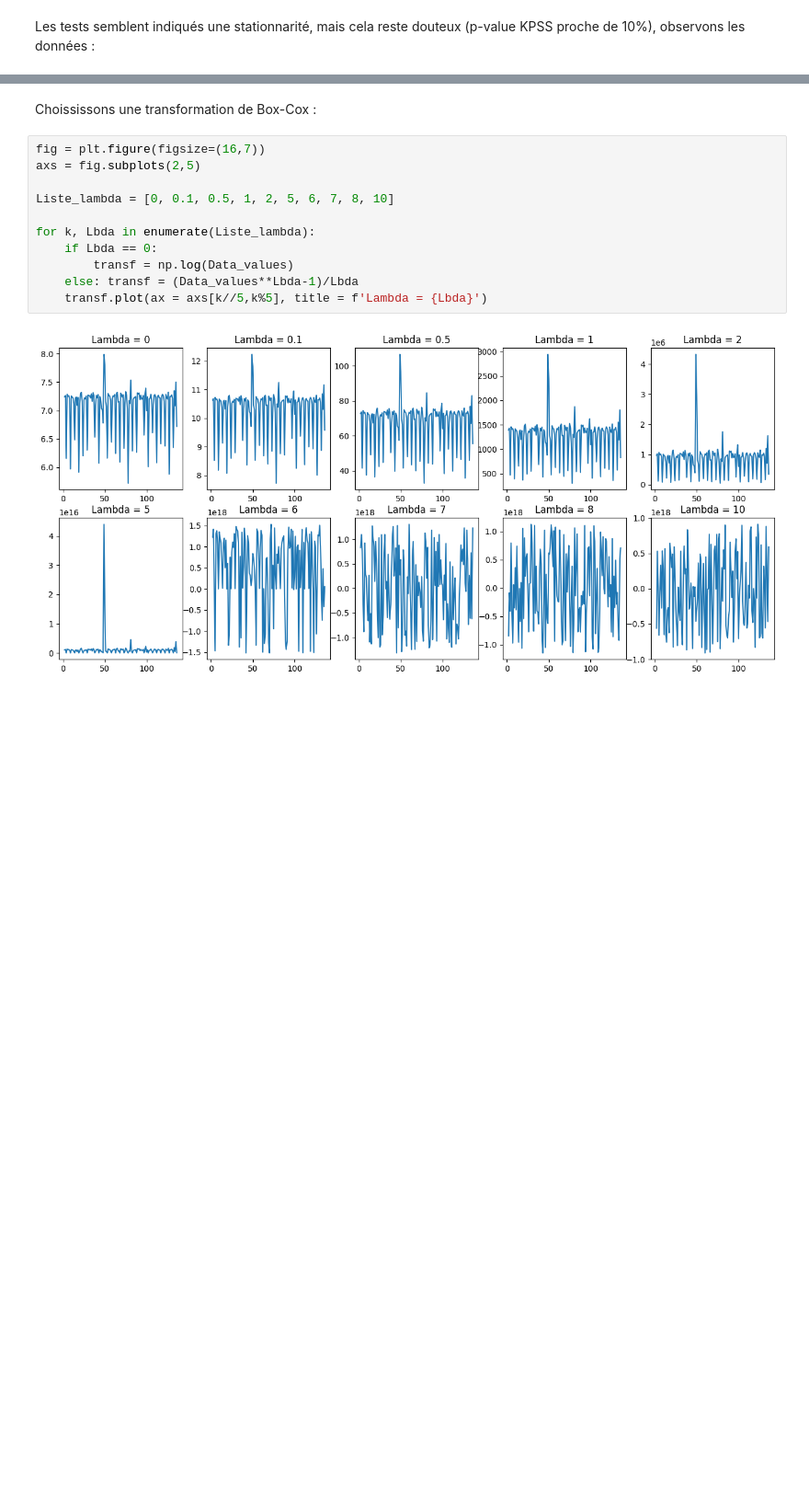
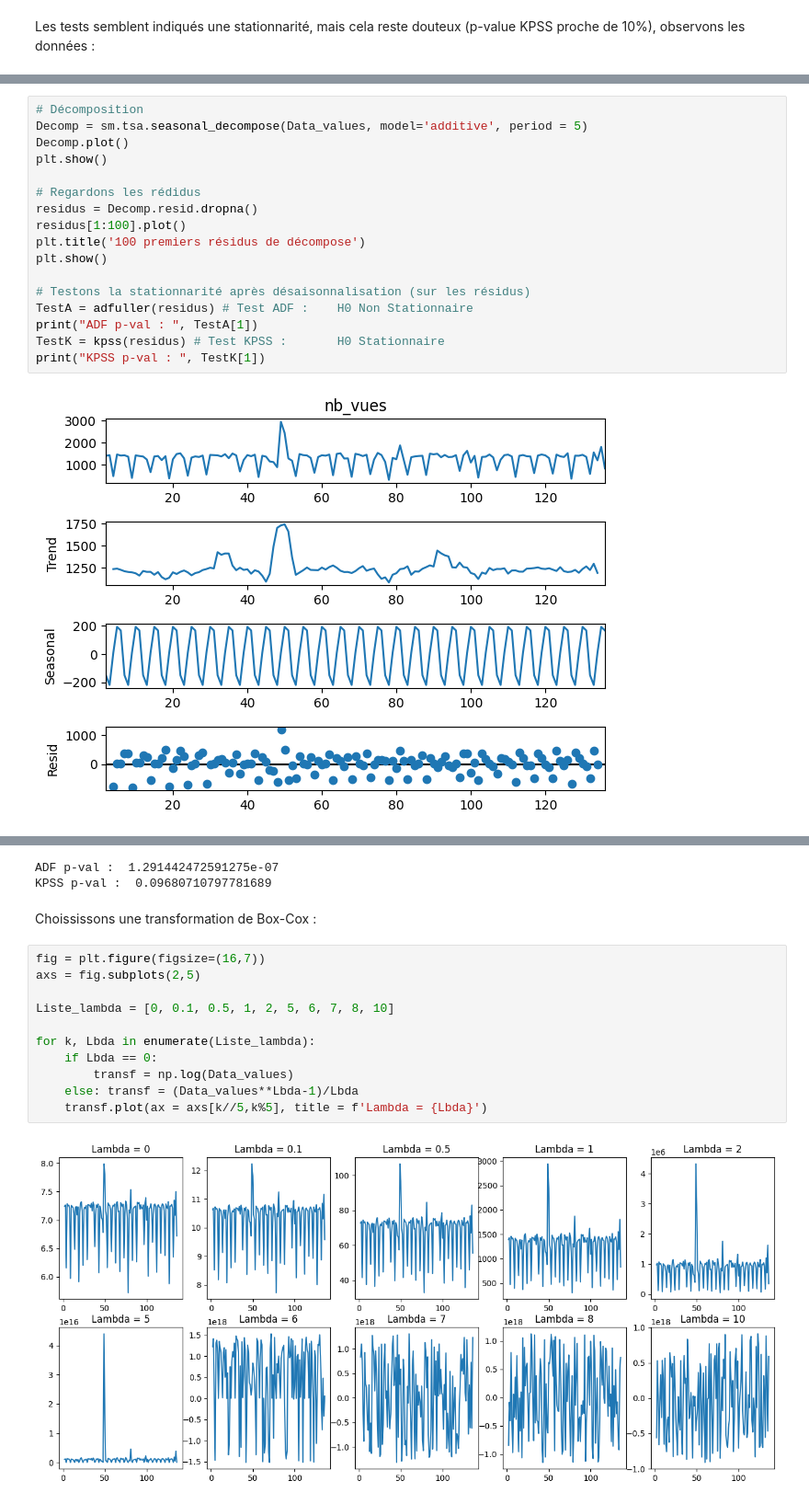
Before and after one commit to kjousselin/M2_serie_chrono, a Jupyter notebook: traitement.ipynb, the cells around one changed output, grey strips where cells are left out. Shown at 92% size. Saved outputs shown, nothing was run; the diff lists cells and outputs as text; blank space fills up the shorter version.

```diff
--- a/traitement.ipynb
+++ b/traitement.ipynb
@@ -73,0 +76,19 @@ plt.show()
+# %%
+# Décomposition
+Decomp = sm.tsa.seasonal_decompose(Data_values, model='additive', period = 5)
+Decomp.plot()
+plt.show()
+
+# Regardons les rédidus
+residus = Decomp.resid.dropna()
+residus[1:100].plot()
+plt.title('100 premiers résidus de décompose')
+plt.show()
+
+# Testons la stationnarité après désaisonnalisation (sur les résidus)
+TestA = adfuller(residus) # Test ADF :    H0 Non Stationnaire
+print("ADF p-val : ", TestA[1])
+TestK = kpss(residus) # Test KPSS :       H0 Stationnaire
+print("KPSS p-val : ", TestK[1])
+# %% [output]
+[figure, added]
@@ -74,3 +96,5 @@ plt.show()
+ADF p-val :  1.291442472591275e-07
+KPSS p-val :  0.09680710797781689
 # %% [markdown]
 Choississons une transformation de Box-Cox :
 # %%
```
Also changed, not shown: parts of 10 cells of this notebook, 1 other file.
